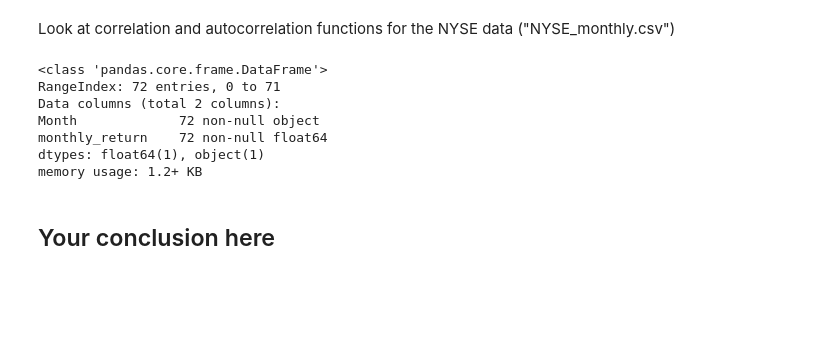
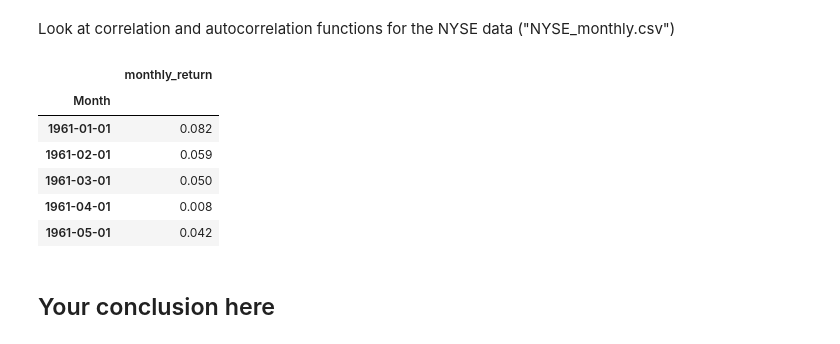
Before and after one commit to nic464/dsc-enterprise-hsbc-autocorrelation-in-time-series-lab-hsbc-ds-081319, a Jupyter notebook: index.ipynb, the cells around one changed output. Saved outputs shown, nothing was run; the diff lists cells and outputs as text; code cells hidden in the pictures; blank space fills up the shorter version.

```diff
--- a/index.ipynb
+++ b/index.ipynb
@@ -179,17 +179,17 @@ Look at correlation and autocorrelation functions for the NYSE data ("NYSE_month
 # %%
 stonks = pd.read_csv('NYSE_monthly.csv')
 
-pd.to_datetime(stonks['Month'], inplace=True)
+stonks['Month'] = pd.to_datetime(stonks['Month'])
 stonks.set_index(['Month'], inplace=True)
-stonks.inf
+stonks.head()
 # %% [output]
-<class 'pandas.core.frame.DataFrame'>
-RangeIndex: 72 entries, 0 to 71
-Data columns (total 2 columns):
-Month             72 non-null object
-monthly_return    72 non-null float64
-dtypes: float64(1), object(1)
-memory usage: 1.2+ KB
+|  | monthly_return |
+| Month |  |
+| 1961-01-01 | 0.082 |
+| 1961-02-01 | 0.059 |
+| 1961-03-01 | 0.050 |
+| 1961-04-01 | 0.008 |
+| 1961-05-01 | 0.042 |
 # %%
 # your code here
 # %%
```
